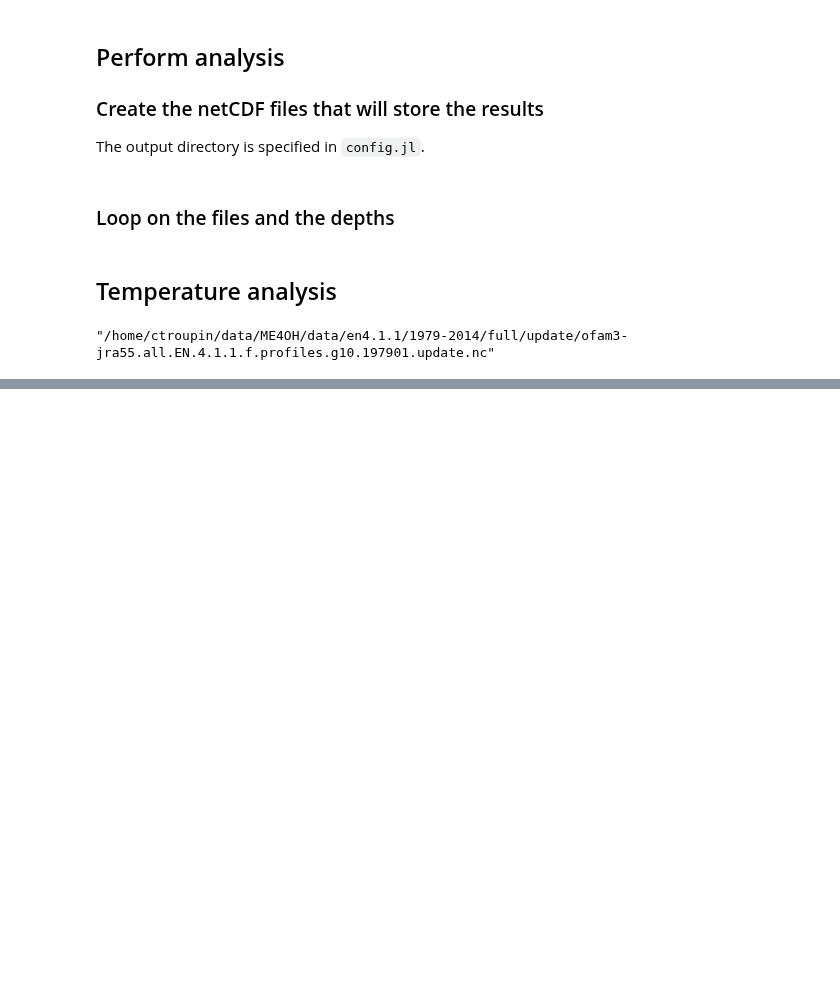
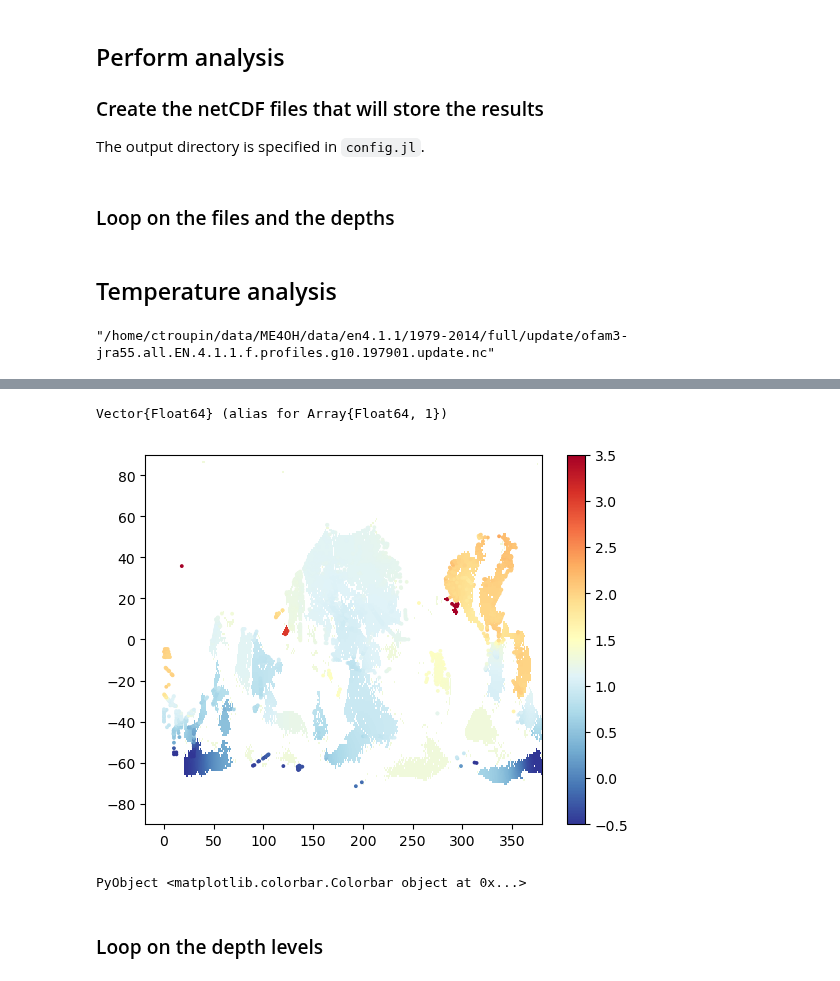
Before and after one commit to gher-uliege/DIVAnd-ME4OH, a Jupyter notebook: src/interp_ME4OH.ipynb, the cells around one changed output, grey strips where cells are left out. Saved outputs shown, nothing was run; the diff lists cells and outputs as text; code cells hidden in the pictures; blank space fills up the shorter version.

```diff
--- a/src/interp_ME4OH.ipynb
+++ b/src/interp_ME4OH.ipynb
@@ -182,0 +309,15 @@ Generate a land-sea mask based on the topography from the NetCDF file `bathname`
+# %%
+lenz, infoz = fitvertlen((Float64.(obslon), Float64.(obslat), Float64.(obsdepth)), Float64.(T), Float64.(depthgrid));
+# %% [output]
+Vector{Float64} (alias for Array{Float64, 1})
+# %%
+pcm = plt.pcolormesh(longrid, latgrid, mean(T[depthsel]) .+ Tinterp2[:,:]',
+cmap=plt.cm.RdYlBu_r, vmin=-.5, vmax=3.5, zorder=5)
+ax.pcolormesh(longrid, latgrid, mask[:,:,end]', cmap=plt.cm.binary_r, zorder=3)
+plt.scatter(obslon[depthsel], obslat[depthsel], s=3, c=T[depthsel], vmin=-0.5, vmax=3.5, cmap=plt.cm.RdYlBu_r)
+plt.colorbar(pcm)
+# %% [output]
+[figure, added]
+PyObject <matplotlib.colorbar.Colorbar object at 0x...>
+# %% [markdown]
+### Loop on the depth levels
```
Also changed, not shown: parts of 18 cells of this notebook, 2 other files.
